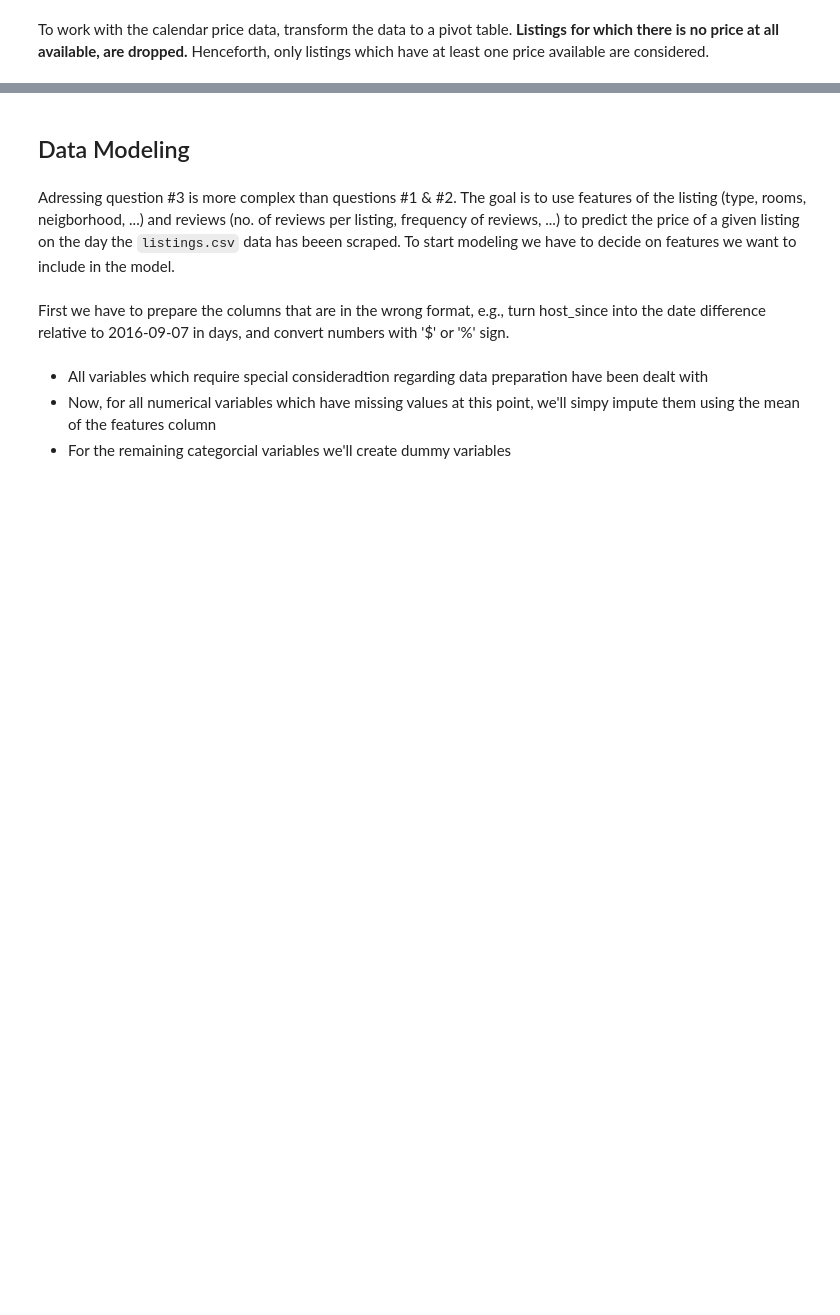
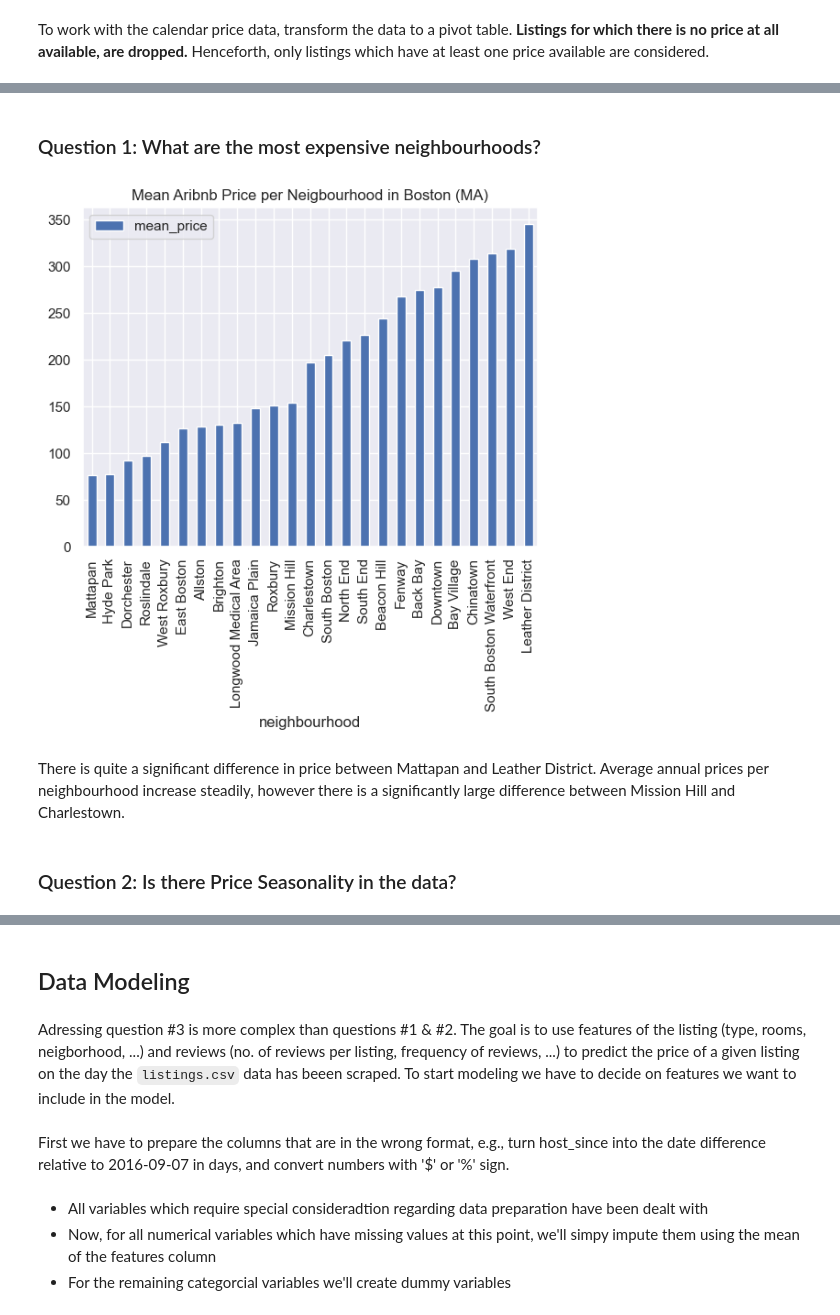
Before and after one commit to timwinkler99/AirbnbBoston, a Jupyter notebook: AirbnbBoston.ipynb, the cells around one changed output, grey strips where cells are left out. Drawn from its saved outputs; the diff is of its cells as text; code cells hidden in the pictures; blank space fills up the shorter version.

```diff
--- a/AirbnbBoston.ipynb
+++ b/AirbnbBoston.ipynb
@@ -51,8 +55,20 @@ print("The share of listings for which there is no variability in the price is {
 # %%
 #interpolate linearly for missing values, for values at the beginning of the period use a backwardfill
 df_price = df_price.interpolate(method='linear').fillna(method='bfill')
+# %% [markdown]
+### Question 1: What are the most expensive neighbourhoods?
 # %%
 def listing_mean_neighbourhood(listing_id):
+    """
+    return neighbourhood and annual mean price of a listing
+
+    input:
+        listsing_id: id of Airbnb listing
+    output:
+        neighbourhood: neighbourhood of listing
+        mean_price: annual mean price of listing
+    """
+
     neighbourhood = df_listings.loc[listing_id]['neighbourhood_cleansed']
     mean_price = df_price[listing_id].mean()
 
@@ -73,4 +90,10 @@ for listing in listings:
 df_listing_mean_neighbourhood = pd.DataFrame(d)
 # %%
 mean_price_by_neighbourhood = df_listing_mean_neighbourhood[['neighbourhood','mean_price']].groupby('neighbourhood').mean().sort_values(by='mean_price')
-mean_price_by_neighbourhood
+
+ax = mean_price_by_neighbourhood.plot.bar(layout='constraint')
+
+plt.title('Mean Aribnb Price per Neigbourhood in Boston (MA)')
+plt.savefig('mean_price_neighbor.jpeg',bbox_inches="tight",dpi=600);
+# %% [output]
+[figure, added]
@@ -82,3 +100,7 @@ plt.savefig('mean_price_neighbor.jpeg',bbox_inches="tight",dpi=600);
+# %% [markdown]
+There is quite a significant difference in price between Mattapan and Leather District. Average annual prices per neighbourhood increase steadily, however there is a significantly large difference between Mission Hill and Charlestown.
+# %% [markdown]
+### Question 2: Is there Price Seasonality in the data?
 # %%
 ax = df_price.mean(axis=1).plot(layout='constraint')
 
```
Also changed, not shown: parts of 12 cells of this notebook, 1 other file.
